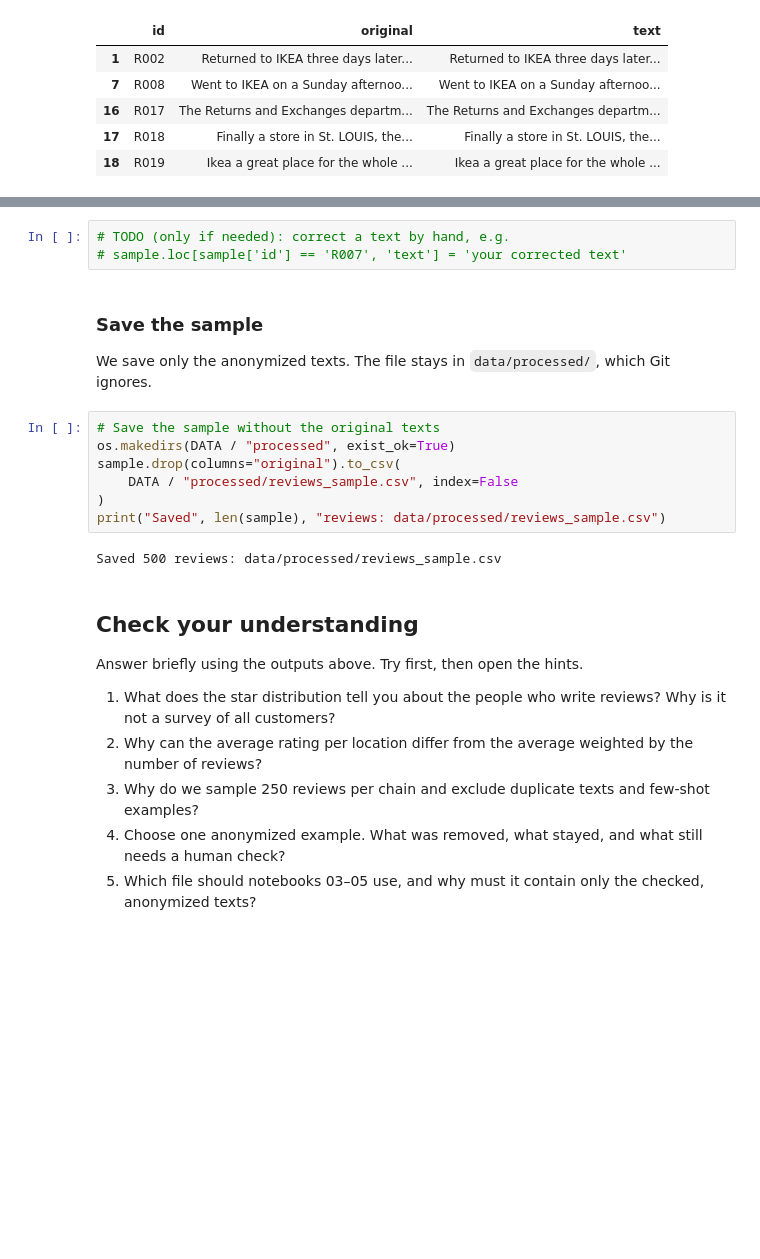
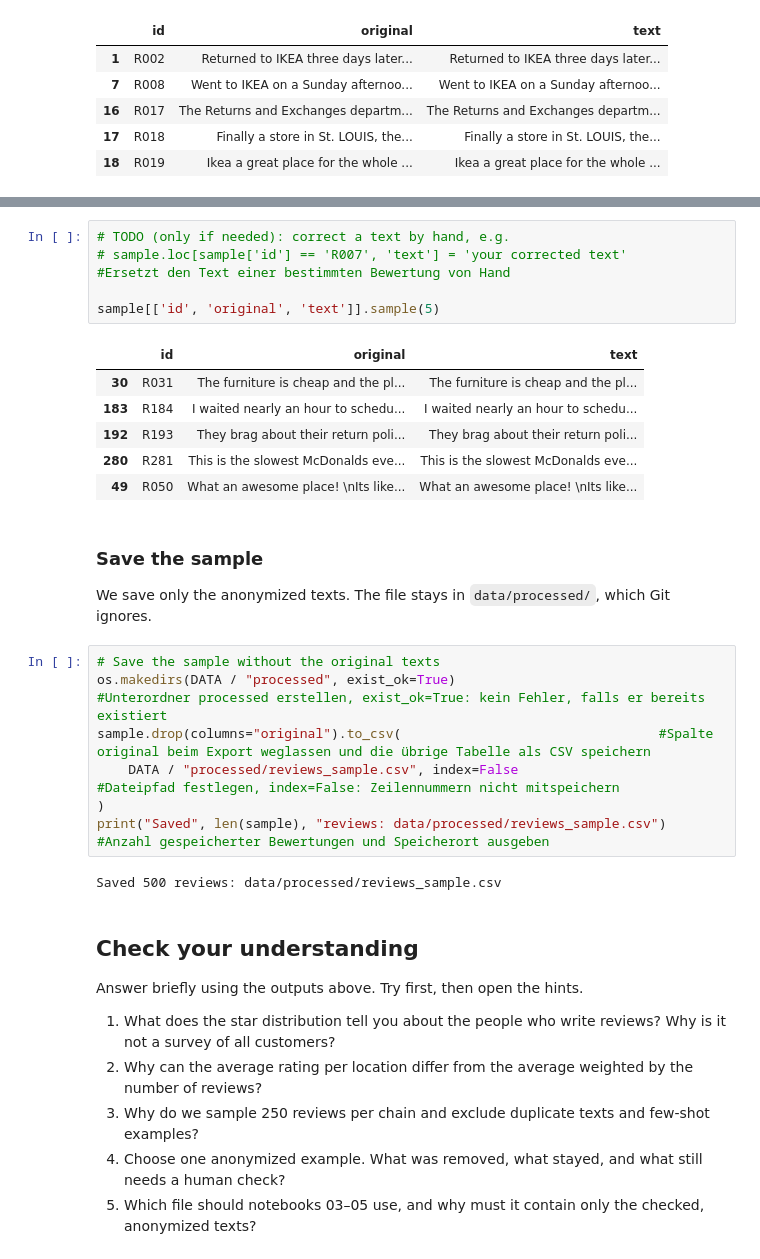
Before and after one commit to pyrat12/llm_fundamentals, a Jupyter notebook: 01_Explore_Yelp_Data/explore_yelp_data.ipynb, the cells around one changed output, grey strips where cells are left out. Saved outputs shown, nothing was run; the diff lists cells and outputs as text; blank space fills up the shorter version.

```diff
--- a/01_Explore_Yelp_Data/explore_yelp_data.ipynb
+++ b/01_Explore_Yelp_Data/explore_yelp_data.ipynb
@@ -372,17 +393,26 @@ changed[["id", "original", "text"]].head(5)                         #Erste fünf
 # %%
 # TODO (only if needed): correct a text by hand, e.g.
-# sample.loc[sample['id'] == 'R007', 'text'] = 'your corrected text'
+# sample.loc[sample['id'] == 'R007', 'text'] = 'your corrected text'            #Ersetzt den Text einer bestimmten Bewertung von Hand
+
+sample[['id', 'original', 'text']].sample(5)
+# %% [output]
+|  | id | original | text |
+| 30 | R031 | The furniture is cheap and the pl... | The furniture is cheap and the pl... |
+| 183 | R184 | I waited nearly an hour to schedu... | I waited nearly an hour to schedu... |
+| 192 | R193 | They brag about their return poli... | They brag about their return poli... |
+| 280 | R281 | This is the slowest McDonalds eve... | This is the slowest McDonalds eve... |
+| 49 | R050 | What an awesome place! \nIts like... | What an awesome place! \nIts like... |
 # %% [markdown]
 ### Save the sample
 
 We save only the anonymized texts. The file stays in `data/processed/`, which Git ignores.
 # %%
 # Save the sample without the original texts
-os.makedirs(DATA / "processed", exist_ok=True)
-sample.drop(columns="original").to_csv(
-    DATA / "processed/reviews_sample.csv", index=False
+os.makedirs(DATA / "processed", exist_ok=True)                          #Unterordner processed erstellen, exist_ok=True: kein Fehler, falls er bereits existiert
+sample.drop(columns="original").to_csv(                                 #Spalte original beim Export weglassen und die übrige Tabelle als CSV speichern
+    DATA / "processed/reviews_sample.csv", index=False                  #Dateipfad festlegen, index=False: Zeilennummern nicht mitspeichern
 )
-print("Saved", len(sample), "reviews: data/processed/reviews_sample.csv")
+print("Saved", len(sample), "reviews: data/processed/reviews_sample.csv")       #Anzahl gespeicherter Bewertungen und Speicherort ausgeben
 # %% [output]
 Saved 500 reviews: data/processed/reviews_sample.csv
 # %% [markdown]
```
Also changed, not shown: parts of 4 cells of this notebook.
